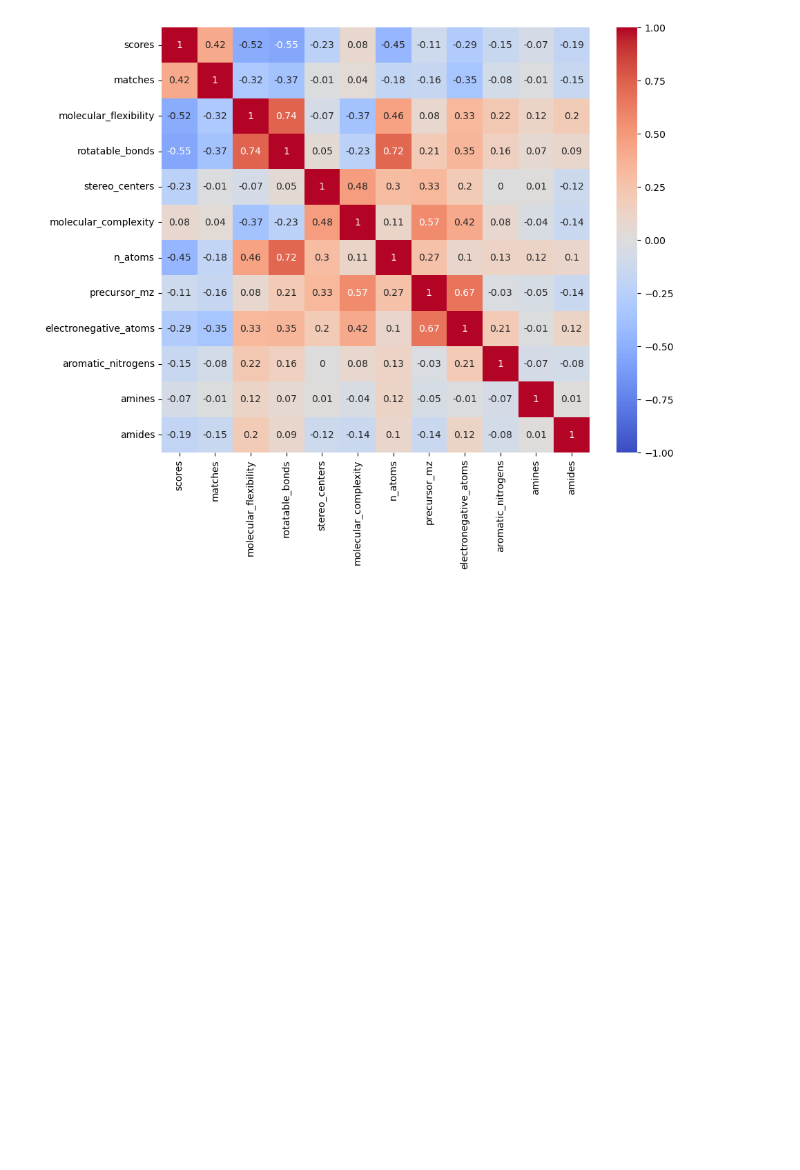
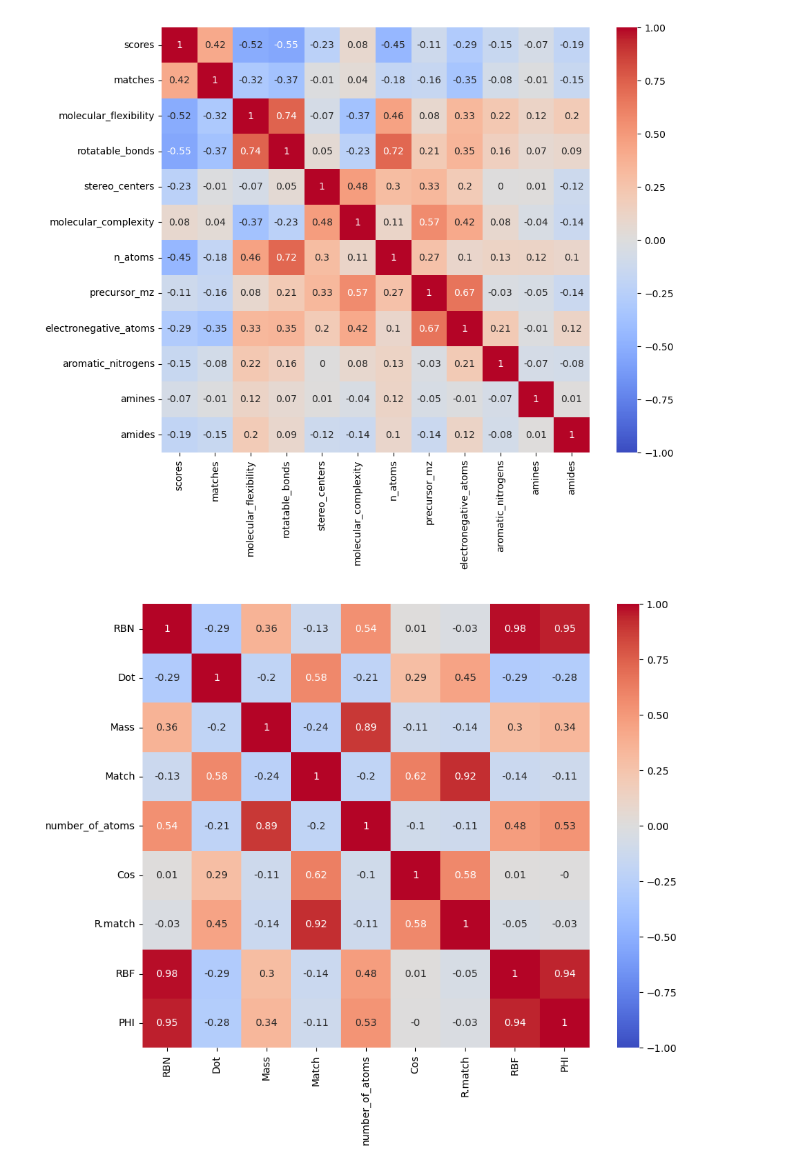
Before and after one commit to RECETOX/ei_spectra_predictions, a Jupyter notebook: analysis/Python_scripts/properties.ipynb, the cells around one changed output. Cells and saved outputs as stored; diff of their text form; code cells hidden in the pictures; blank space fills up the shorter version.

Commit message:
included small analysis of reference data

```diff
--- a/analysis/Python_scripts/properties.ipynb
+++ b/analysis/Python_scripts/properties.ipynb
@@ -112,0 +111,12 @@ p_means = df[properties + ["P"]].groupby('P').mean()
+# %%
+wang_db = pd.read_csv("../data/reference/13321_2020_470_MOESM1_ESM.csv")
+wang_props = ["RBN", "Dot", "Mass", "Match", "number_of_atoms", "Cos", "R.match", "RBF", "PHI"]
+# Assuming `df` is your DataFrame
+corr_wang = wang_db[wang_props].corr().round(2)
+
+plt.figure(figsize=(10, 8))
+sns.heatmap(corr_wang, annot=True, cmap='coolwarm', center=0, vmin=-1, vmax=1)
+# plt.title('Pearson Correlations')
+plt.show()
+# %% [output]
+[figure, added]
```
Also changed, not shown: parts of 3 cells of this notebook, 3 other files.
